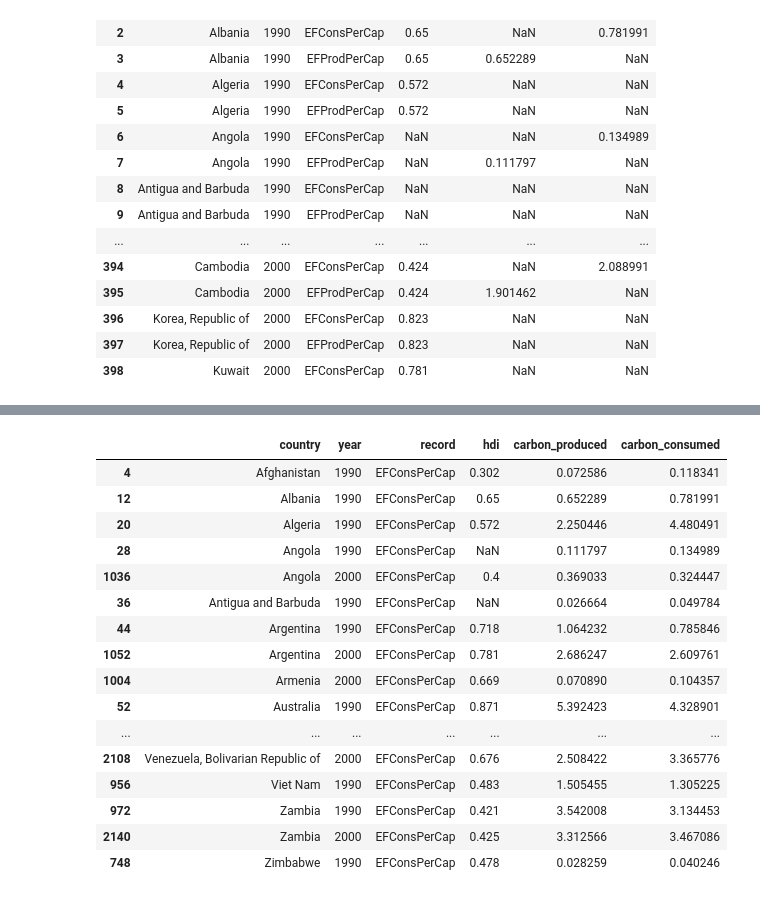
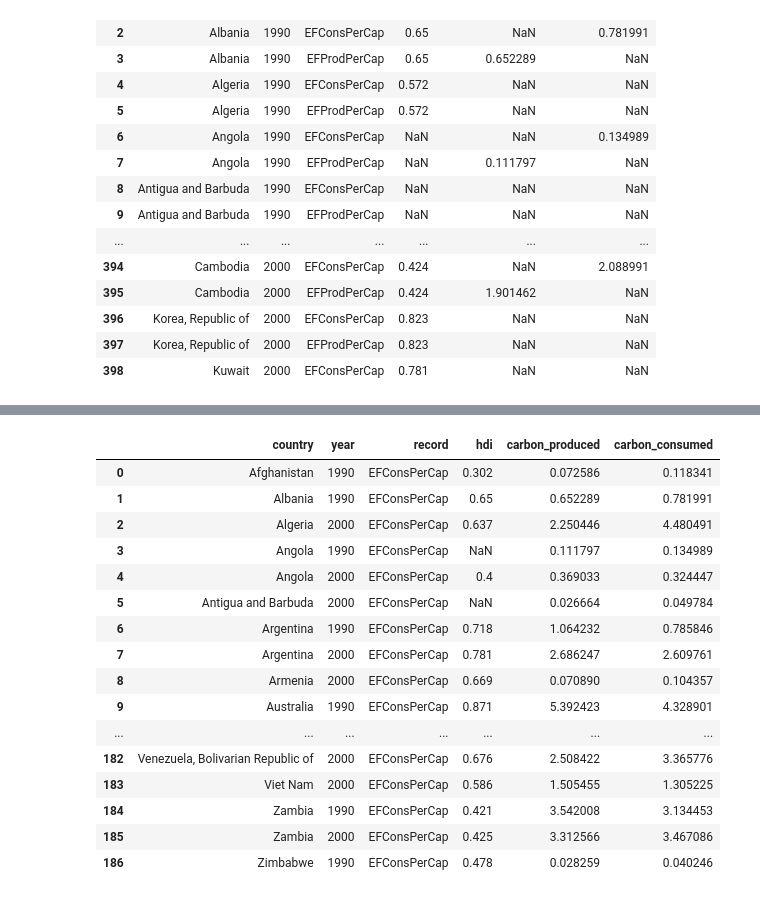
Before and after one commit to jacobdv/shoe-beans, a Jupyter notebook: All_Data_Cleaning.ipynb, the cells around one changed output, grey strips where cells are left out. Drawn from its saved outputs; the diff is of its cells as text; code cells hidden in the pictures.

```diff
--- a/All_Data_Cleaning.ipynb
+++ b/All_Data_Cleaning.ipynb
@@ -408,22 +406,23 @@ to_drop
-# %%
-final_dataset = pd.concat([final_dataset.apply(lambda x: sorted(x, key=pd.isnull)) for _, final_dataset in final_dataset.groupby('country')]).dropna()
-final_dataset.set_index('country').reset_index()
-final_dataset.drop_duplicates(subset=['country','year'],keep='first')
-# %% [output]
-|  | country | year | record | hdi | carbon_produced | carbon_consumed |
-| 4 | Afghanistan | 1990 | EFConsPerCap | 0.302 | 0.072586 | 0.118341 |
-| 12 | Albania | 1990 | EFConsPerCap | 0.65 | 0.652289 | 0.781991 |
-| 20 | Algeria | 1990 | EFConsPerCap | 0.572 | 2.250446 | 4.480491 |
-| 28 | Angola | 1990 | EFConsPerCap | NaN | 0.111797 | 0.134989 |
-| 1036 | Angola | 2000 | EFConsPerCap | 0.4 | 0.369033 | 0.324447 |
-| 36 | Antigua and Barbuda | 1990 | EFConsPerCap | NaN | 0.026664 | 0.049784 |
-| 44 | Argentina | 1990 | EFConsPerCap | 0.718 | 1.064232 | 0.785846 |
-| 1052 | Argentina | 2000 | EFConsPerCap | 0.781 | 2.686247 | 2.609761 |
-| 1004 | Armenia | 2000 | EFConsPerCap | 0.669 | 0.070890 | 0.104357 |
-| 52 | Australia | 1990 | EFConsPerCap | 0.871 | 5.392423 | 4.328901 |
-| ... | ... | ... | ... | ... | ... | ... |
-| 2108 | Venezuela, Bolivarian Republic of | 2000 | EFConsPerCap | 0.676 | 2.508422 | 3.365776 |
-| 956 | Viet Nam | 1990 | EFConsPerCap | 0.483 | 1.505455 | 1.305225 |
-| 972 | Zambia | 1990 | EFConsPerCap | 0.421 | 3.542008 | 3.134453 |
-| 2140 | Zambia | 2000 | EFConsPerCap | 0.425 | 3.312566 | 3.467086 |
-| 748 | Zimbabwe | 1990 | EFConsPerCap | 0.478 | 0.028259 | 0.040246 |
+# %%
+final_dataset = pd.concat([final_dataset.apply(lambda x: sorted(x, key=pd.isnull)) for _, final_dataset in final_dataset.groupby('country')]).dropna()
+final_dataset.set_index('country').reset_index()
+final_dataset.drop_duplicates(subset=['country','year'],keep='first',inplace=True)
+final_dataset.set_index('country').reset_index()
+# %% [output]
+|  | country | year | record | hdi | carbon_produced | carbon_consumed |
+| 0 | Afghanistan | 1990 | EFConsPerCap | 0.302 | 0.072586 | 0.118341 |
+| 1 | Albania | 1990 | EFConsPerCap | 0.65 | 0.652289 | 0.781991 |
+| 2 | Algeria | 2000 | EFConsPerCap | 0.637 | 2.250446 | 4.480491 |
+| 3 | Angola | 1990 | EFConsPerCap | NaN | 0.111797 | 0.134989 |
+| 4 | Angola | 2000 | EFConsPerCap | 0.4 | 0.369033 | 0.324447 |
+| 5 | Antigua and Barbuda | 2000 | EFConsPerCap | NaN | 0.026664 | 0.049784 |
+| 6 | Argentina | 1990 | EFConsPerCap | 0.718 | 1.064232 | 0.785846 |
+| 7 | Argentina | 2000 | EFConsPerCap | 0.781 | 2.686247 | 2.609761 |
+| 8 | Armenia | 2000 | EFConsPerCap | 0.669 | 0.070890 | 0.104357 |
+| 9 | Australia | 1990 | EFConsPerCap | 0.871 | 5.392423 | 4.328901 |
+| ... | ... | ... | ... | ... | ... | ... |
+| 182 | Venezuela, Bolivarian Republic of | 2000 | EFConsPerCap | 0.676 | 2.508422 | 3.365776 |
+| 183 | Viet Nam | 2000 | EFConsPerCap | 0.586 | 1.505455 | 1.305225 |
+| 184 | Zambia | 1990 | EFConsPerCap | 0.421 | 3.542008 | 3.134453 |
+| 185 | Zambia | 2000 | EFConsPerCap | 0.425 | 3.312566 | 3.467086 |
+| 186 | Zimbabwe | 1990 | EFConsPerCap | 0.478 | 0.028259 | 0.040246 |
```
Also changed, not shown: parts of 5 cells of this notebook.
